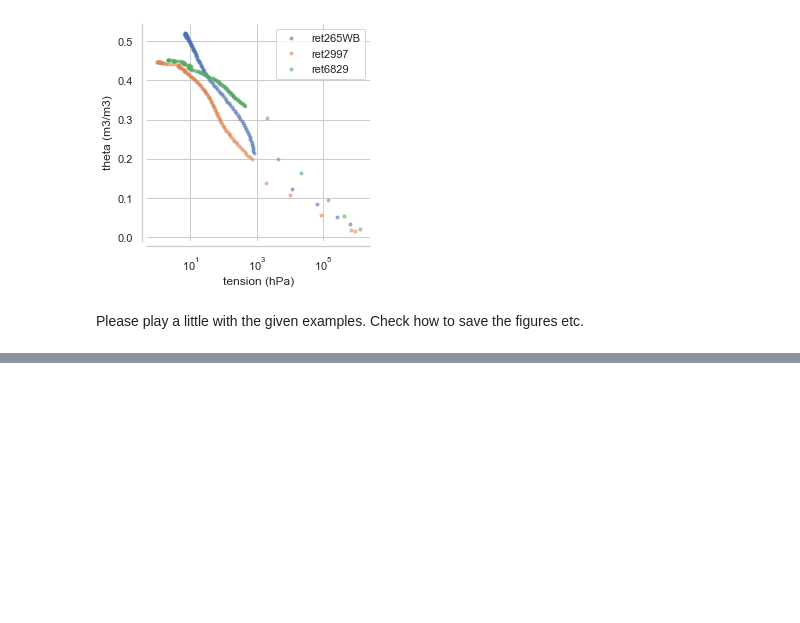
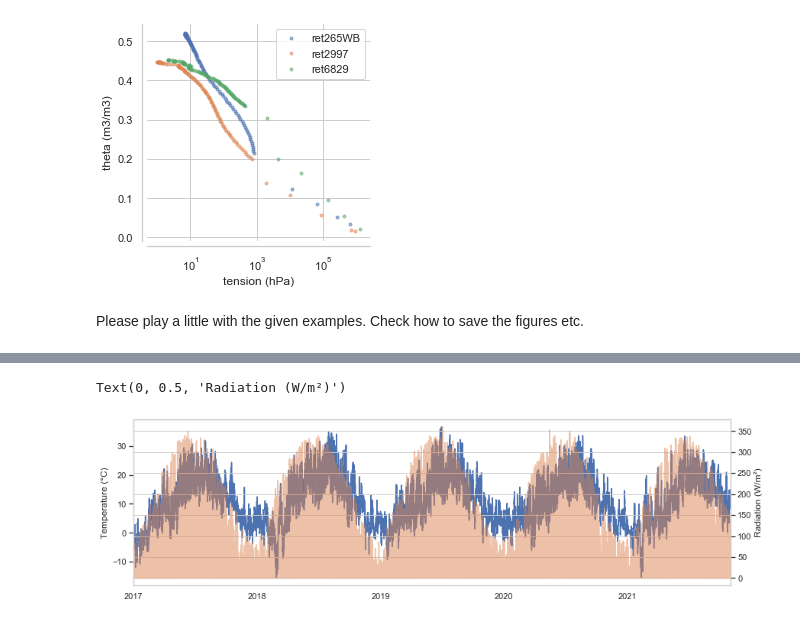
Before and after one commit to cojacoo/soilwaterphysics, a Jupyter notebook: First_steps.ipynb, the cells around one changed output, grey strips where cells are left out. Drawn from its saved outputs; the diff is of its cells as text; code cells hidden in the pictures; blank space fills up the shorter version.

```diff
--- a/First_steps.ipynb
+++ b/First_steps.ipynb
@@ -239,0 +243,4 @@ Please play a little with the given examples. Check how to save the figures etc.
+# %%
+meteo = pd.read_csv('Klotzsche1h.csv',index_col=0)
+meteo.index = pd.to_datetime(meteo.index)
+meteo.head()
@@ -239,0 +254,12 @@ Please play a little with the given examples. Check how to save the figures etc.
+# %%
+figsize(14,4)
+tst = pd.to_datetime('2017-01-01 00:00:00')
+tnd = pd.to_datetime('2021-11-01 00:00:00')
+
+meteo.loc[tst:tnd,'T'].plot()
+ylabel('Temperature (°C)')
+meteo.loc[tst:tnd,'Rad'].plot(secondary_y=True,alpha=0.5)
+ylabel('Radiation (W/m²)')
+# %% [output]
+Text(0, 0.5, 'Radiation (W/m²)')
+[figure, added]
```
Also changed, not shown: parts of 6 cells of this notebook, 1 other file.
